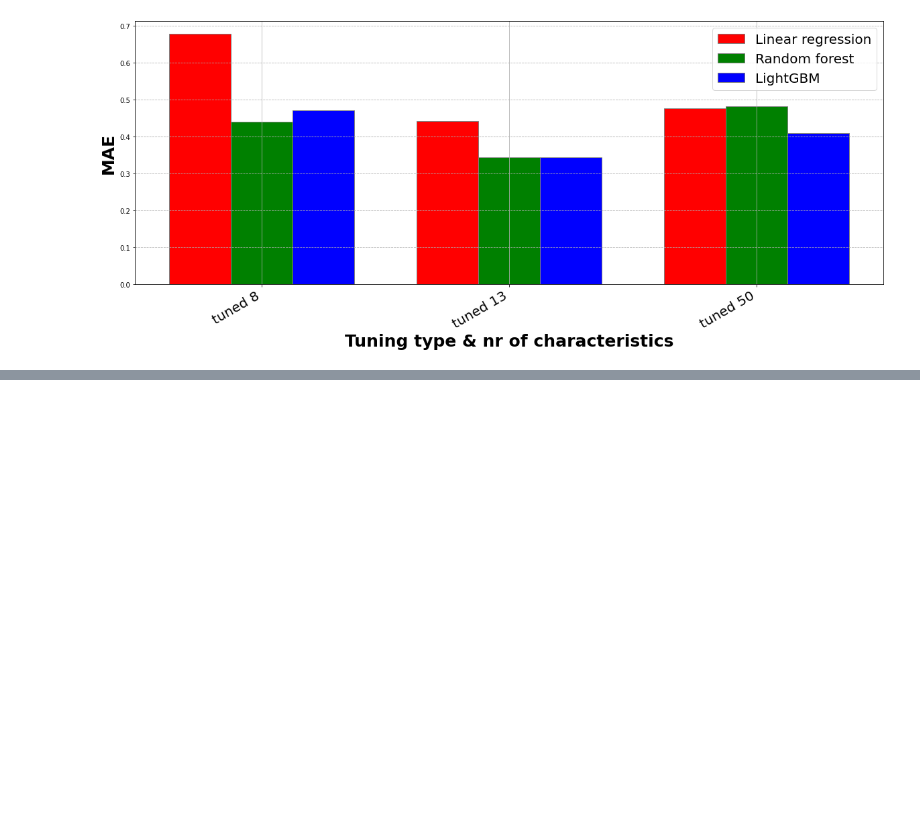
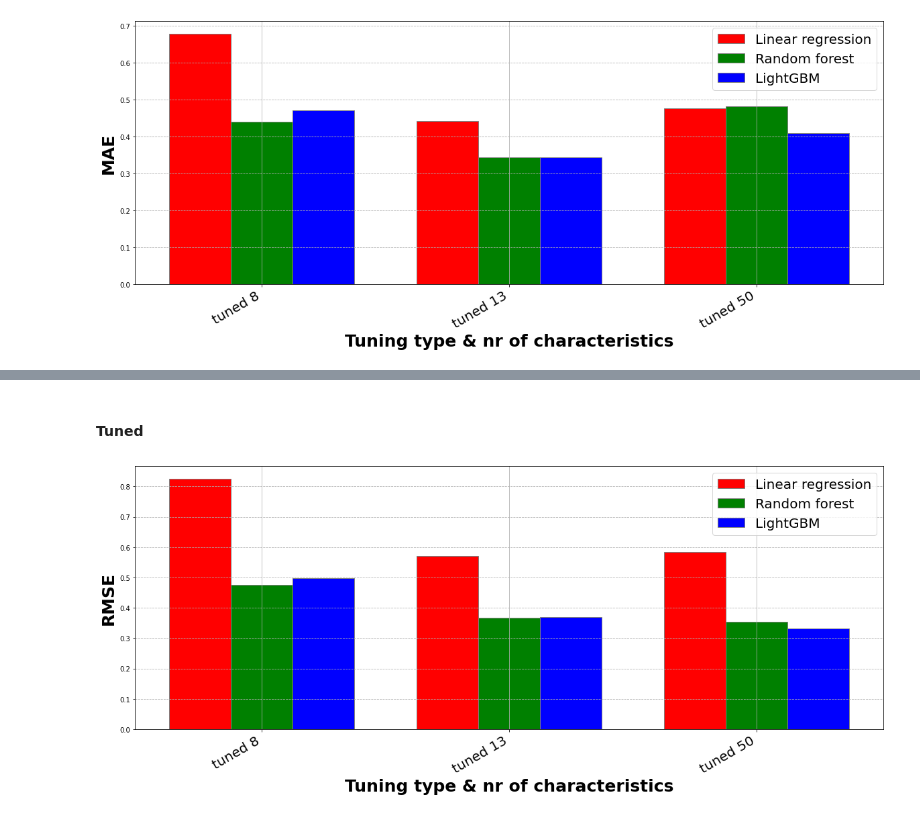
Before and after one commit to Paulina100/ML-for-TTRPG-game-design, a Jupyter notebook: notebooks/models/all_models_summary.ipynb, the cells around one changed output, grey strips where cells are left out. Saved outputs shown, nothing was run; the diff lists cells and outputs as text; code cells hidden in the pictures; blank space fills up the shorter version.

```diff
--- a/notebooks/models/summary.ipynb
+++ b/notebooks/models/all_models_summary.ipynb
@@ -230,0 +160,6 @@ plot_summary(results[results["Tuning type"] == "tuned"], "chronological", "MAE")
+# %% [markdown]
+#### Tuned
+# %%
+plot_summary_all_models(results[results["Tuning type"] == "tuned"], "random", "RMSE")
+# %% [output]
+[figure, added]
```
Also changed, not shown: parts of 19 cells of this notebook.
